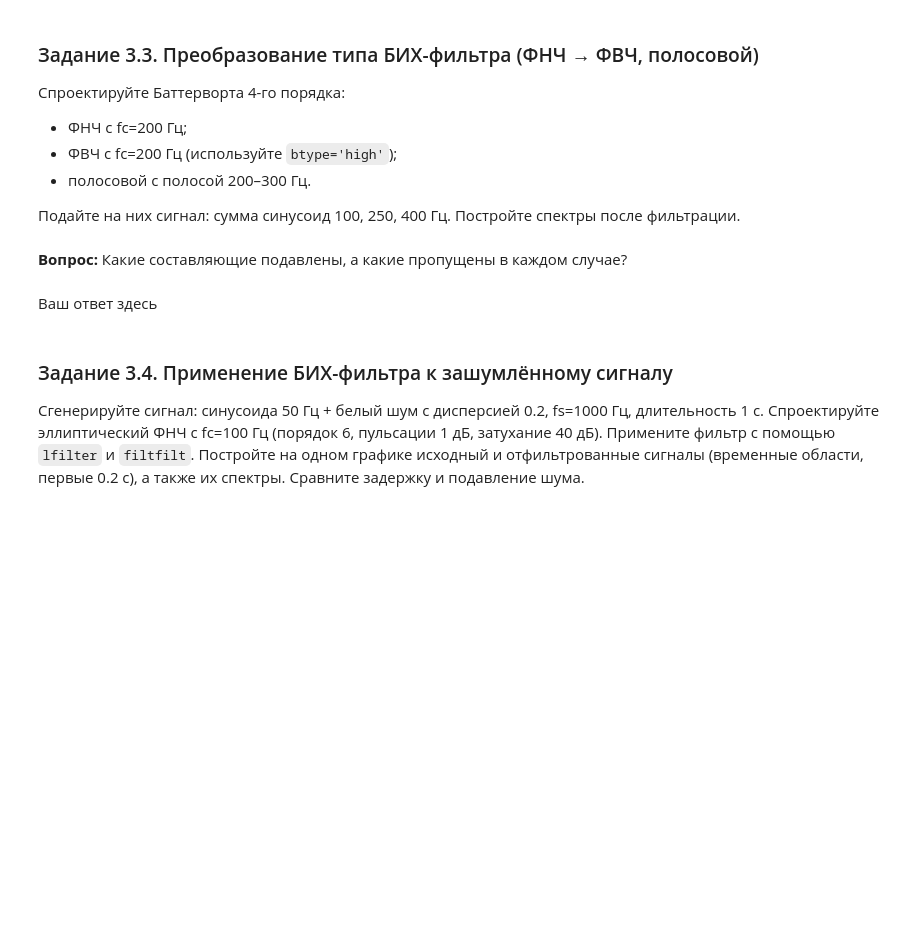
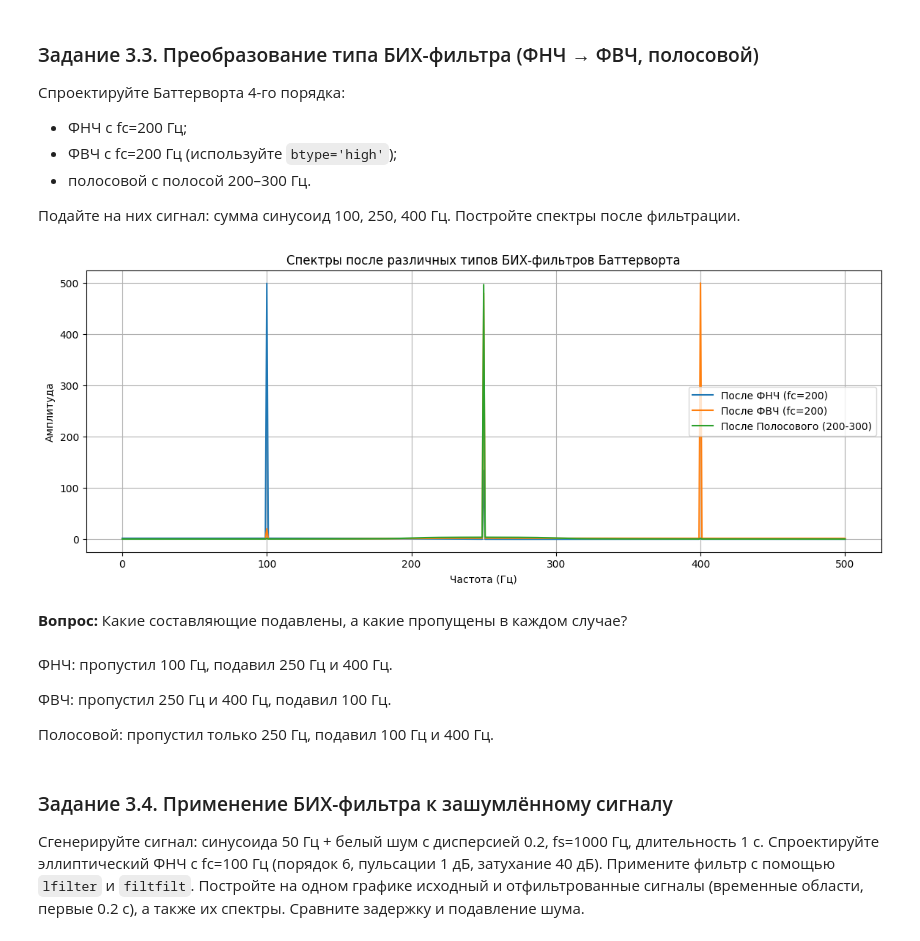
Before and after one commit to Uzema/dsp-seminars, a Jupyter notebook: seminars/6.ipynb, the cells around one changed output. Drawn from its saved outputs; the diff is of its cells as text; code cells hidden in the pictures; blank space fills up the shorter version.

```diff
--- a/seminars/6.ipynb
+++ b/seminars/6.ipynb
@@ -447,7 +445,37 @@ plt.show()
+# %%
+fs = 1000
+t = np.linspace(0, 1, fs, endpoint=False)
+x_test = np.sin(2 * np.pi * 100 * t) + np.sin(2 * np.pi * 250 * t) + np.sin(2 * np.pi * 400 * t)
+
+b_lp, a_lp = signal.butter(4, 200, btype='low', fs=fs)
+b_hp, a_hp = signal.butter(4, 200, btype='high', fs=fs)
+b_bp, a_bp = signal.butter(4, [200, 300], btype='bandpass', fs=fs)
+
+y_lp = signal.lfilter(b_lp, a_lp, x_test)
+y_hp = signal.lfilter(b_hp, a_hp, x_test)
+y_bp = signal.lfilter(b_bp, a_bp, x_test)
+
+freqs = np.fft.rfftfreq(len(x_test), 1/fs)
+plt.figure(figsize=(14, 5))
+plt.plot(freqs, np.abs(np.fft.rfft(y_lp)), label='После ФНЧ (fc=200)')
+plt.plot(freqs, np.abs(np.fft.rfft(y_hp)), label='После ФВЧ (fc=200)')
+plt.plot(freqs, np.abs(np.fft.rfft(y_bp)), label='После Полосового (200-300)')
+plt.title('Спектры после различных типов БИХ-фильтров Баттерворта')
+plt.xlabel('Частота (Гц)')
+plt.ylabel('Амплитуда')
+plt.grid(True)
+plt.legend()
+plt.show()
+# %% [output]
+[figure, added]
 # %% [markdown]
 **Вопрос:** Какие составляющие подавлены, а какие пропущены в каждом случае?
-# %% [markdown]
-Ваш ответ здесь
+# %% [markdown]
+ФНЧ: пропустил 100 Гц, подавил 250 Гц и 400 Гц.
+
+ФВЧ: пропустил 250 Гц и 400 Гц, подавил 100 Гц.
+
+Полосовой: пропустил только 250 Гц, подавил 100 Гц и 400 Гц.
 # %% [markdown]
 ### Задание 3.4. Применение БИХ-фильтра к зашумлённому сигналу
 Сгенерируйте сигнал: синусоида 50 Гц + белый шум с дисперсией 0.2, fs=1000 Гц, длительность 1 с. Спроектируйте эллиптический ФНЧ с fc=100 Гц (порядок 6, пульсации 1 дБ, затухание 40 дБ). Примените фильтр с помощью `lfilter` и `filtfilt`. Постройте на одном графике исходный и отфильтрованные сигналы (временные области, первые 0.2 с), а также их спектры. Сравните задержку и подавление шума.
```
Also changed, not shown: parts of 1 cell of this notebook.
